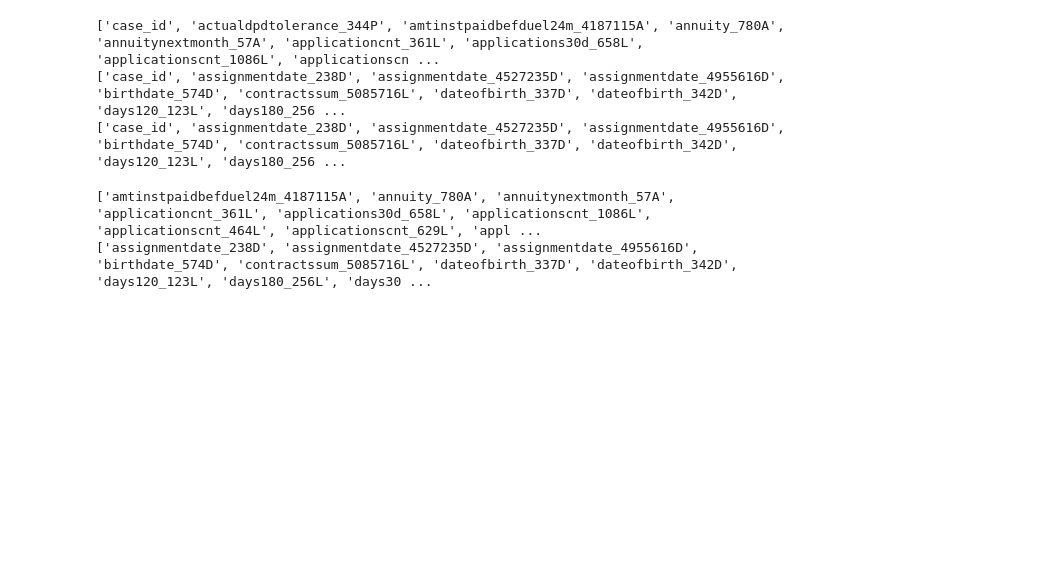
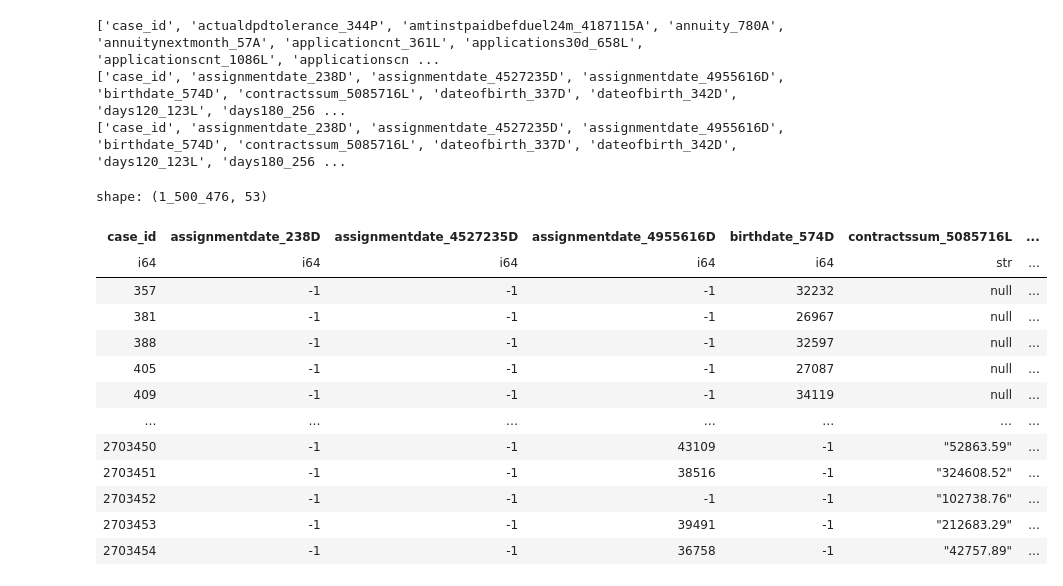
Before and after one commit to jathiel/home_credit, a Jupyter notebook: home-credit-data-cleaning.ipynb, the cells around one changed output. Saved outputs shown, nothing was run; the diff lists cells and outputs as text; code cells hidden in the pictures; blank space fills up the shorter version.

Commit message:
Classification update 1
Added support for classification using an NN that accepts a dataframe.
Updated some files.

```diff
--- a/home-credit-data-cleaning.ipynb
+++ b/home-credit-data-cleaning.ipynb
@@ -174,31 +173,28 @@ print(train_static_cb.columns)
 selected_static_cols = []
 for col in train_static.columns:
 
-    if col[-1] in ('A' 'D' 'L' 'M'): # ['A' 'D' 'L' 'M' 'P' 'd']
+    if col[-1] in ['A', 'D', 'L', 'M']: # ['A' 'D' 'L' 'M' 'P' 'd']
         selected_static_cols.append(col)
-print(selected_static_cols)
+# print(selected_static_cols)
 
-selected_static_cb_cols = []
-for col in train_static_cb.columns:
-    if col[-1] in ('A' 'D' 'L' 'M'): # ['A' 'D' 'L' 'M' 'T' 'd']
-        selected_static_cb_cols.append(col)
-print(selected_static_cb_cols)
+# selected_static_cb_cols = []
+# for col in train_static_cb.columns:
+#     if col[-1] in ['A', 'D' ,'L', 'M']: # ['A' 'D' 'L' 'M' 'T' 'd']
+#         selected_static_cb_cols.append(col)
+# print(selected_static_cb_cols)
 
-# Join all tables together.
-data = train_basetable.join(
-    train_static.select(["case_id"]+selected_static_cols), how="left", on="case_id"
-).join(
-    train_static_cb.select(["case_id"]+selected_static_cb_cols), how="left", on="case_id"
-).join(
-    train_person_1_feats_1, how="left", on="case_id"
-).join(
-    train_person_1_feats_2, how="left", on="case_id"
-).join(
-    train_credit_bureau_b_2_feats, how="left", on="case_id"
-)
+# # Join all tables together.
+# data = train_basetable.join(
+#     train_static.select(["case_id"]+selected_static_cols), how="left", on="case_id"
+# ).join(
+#     train_static_cb.select(["case_id"]+selected_static_cb_cols), how="left", on="case_id"
+# ).join(
+#     train_person_1_feats_1, how="left", on="case_id"
+# ).join(
+#     train_person_1_feats_2, how="left", on="case_id"
+# ).join(
+#     train_credit_bureau_b_2_feats, how="left", on="case_id"
+# )
-# %% [output]
-['amtinstpaidbefduel24m_4187115A', 'annuity_780A', 'annuitynextmonth_57A', 'applicationcnt_361L', 'applications30d_658L', 'applicationscnt_1086L', 'applicationscnt_464L', 'applicationscnt_629L', 'appl ...
-['assignmentdate_238D', 'assignmentdate_4527235D', 'assignmentdate_4955616D', 'birthdate_574D', 'contractssum_5085716L', 'dateofbirth_337D', 'dateofbirth_342D', 'days120_123L', 'days180_256L', 'days30 ...
 # %%
 test_person_1_feats_1 = test_person_1.group_by("case_id").agg(
     pl.col("mainoccupationinc_384A").max().alias("mainoccupationinc_384A_max"),
@@ -227,0 +214,17 @@ data_submission = test_basetable.join(
+# %%
+train_static_cb
+# %% [output]
+shape: (1_500_476, 53)
+| case_id | assignmentdate_238D | assignmentdate_4527235D | assignmentdate_4955616D | birthdate_574D | contractssum_5085716L | ... |
+| i64 | i64 | i64 | i64 | i64 | str | ... |
+| 357 | -1 | -1 | -1 | 32232 | null | ... |
+| 381 | -1 | -1 | -1 | 26967 | null | ... |
+| 388 | -1 | -1 | -1 | 32597 | null | ... |
+| 405 | -1 | -1 | -1 | 27087 | null | ... |
+| 409 | -1 | -1 | -1 | 34119 | null | ... |
+| … | … | … | … | … | … | ... |
+| 2703450 | -1 | -1 | 43109 | -1 | "52863.59" | ... |
+| 2703451 | -1 | -1 | 38516 | -1 | "324608.52" | ... |
+| 2703452 | -1 | -1 | -1 | -1 | "102738.76" | ... |
+| 2703453 | -1 | -1 | 39491 | -1 | "212683.29" | ... |
+| 2703454 | -1 | -1 | 36758 | -1 | "42757.89" | ... |
```
Also changed, not shown: parts of 9 cells of this notebook, 6 other files.
